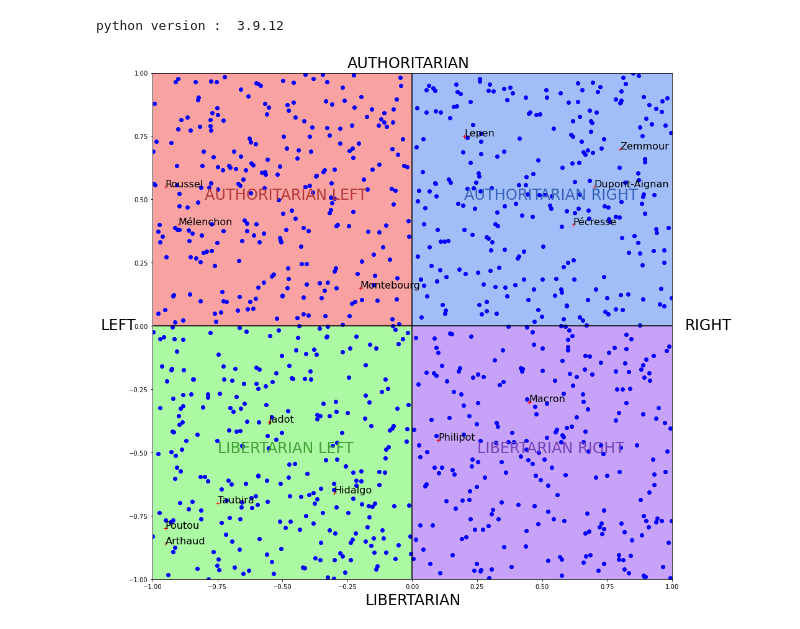
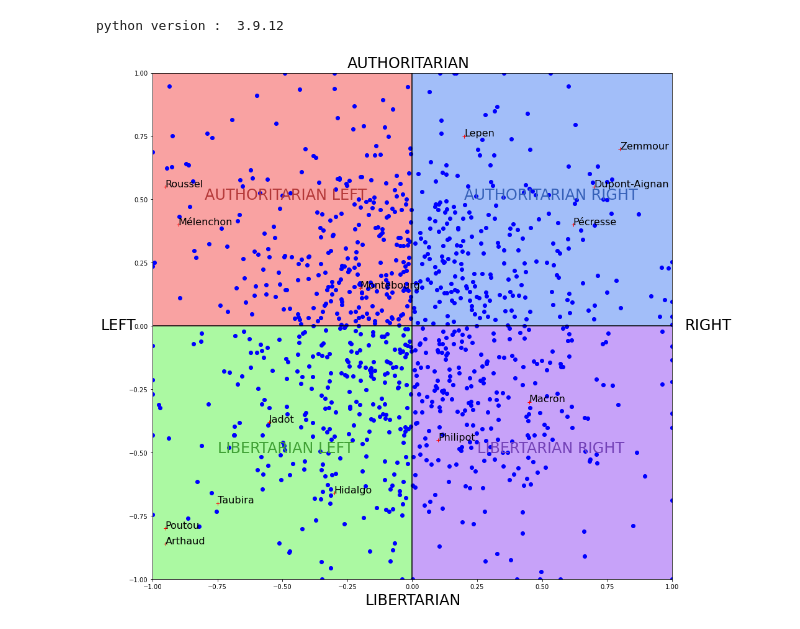
Before and after one commit to Naghan1132/Comparison-of-winners-of-elections-with-different-voting-methods, a Jupyter notebook: recherche.ipynb, the cells around one changed output. Cells and saved outputs as stored; diff of their text form; code cells hidden in the pictures.

```diff
--- a/recherche.ipynb
+++ b/recherche.ipynb
@@ -156,7 +156,9 @@ def drawCompass(dic,listeCoord,nombre_votants):
     ax = fig.add_subplot(111)
 
     if listeCoord == []:
-        listeCoord = generate_n_uniform_coord(nombre_votants)
+        listeCoord = generate_n_beta_coord(nombre_votants)
+        #listeCoord = generate_n_uniform_coord(nombre_votants)
+        #listeCoord = generate_n_normal_coord(nombre_votants)
 
     # PLOT COORDINATES
     for coord in listeCoord:
@@ -173,34 +175,34 @@ def drawCompass(dic,listeCoord,nombre_votants):
     plt.text(-0.18,-1.1, "LIBERTARIAN", fontsize=24,color='black')
 
 
     # PLOT CANDIDATES
     for name,coord in dic.items():
         plt.plot(coord[0],coord[1], 'r+')
         plt.text(coord[0],coord[1], name, fontsize=16,color='black')
 
     # AXES
     plt.axhline(y = 0, color = 'black', linestyle = '-')
     plt.vlines(x = 0, ymin=-1, ymax=1,color = 'black', linestyle = '-')
 
     # COLORS RECTANGLE
     rect1 = Rectangle((0,0),-1,-1,color ='#abf9a2')
     rect2 = Rectangle((0,0),-1,1,color ='#f9a2a2')
     rect3 = Rectangle((0,0),1,1,color ='#a2bef9')
     rect4 = Rectangle((0,0),1,-1,color ='#c7a2f9')
     ax.add_patch(rect1)
     ax.add_patch(rect2)
     ax.add_patch(rect3)
     ax.add_patch(rect4)
 
     plt.xlim([-1,1])
     plt.ylim([-1,1])
 
     plt.show()
 
 
 drawCompass(dic,listeCoord,nombre_votants)
 # %% [output]
-[figure, old version]
+[figure, new version]
 # %%
 # LES DIFFÉRENTES MÉTHODES DE VOTES IMPLÉMENTÉES :
 
```
Also changed, not shown: parts of 4 cells of this notebook, 7 other files.
